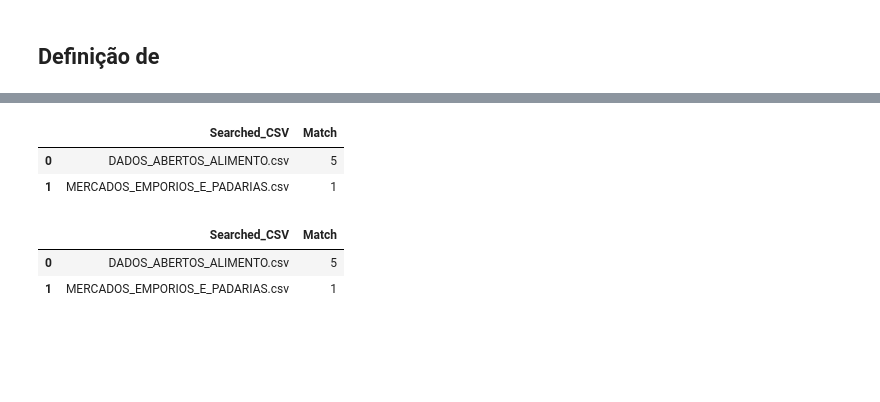
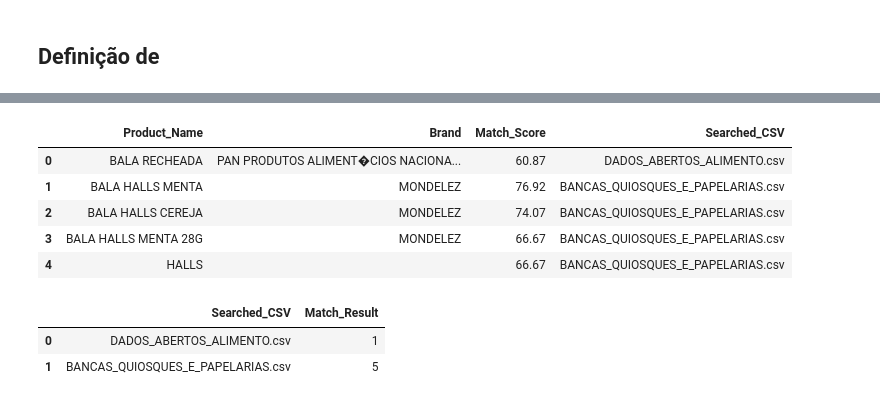
Before and after one commit to ssnivlek/fuzzy_csv_search, a Jupyter notebook: fuzzy_search.ipynb, the cells around one changed output, grey strips where cells are left out. Saved outputs shown, nothing was run; the diff lists cells and outputs as text; code cells hidden in the pictures; blank space fills up the shorter version.

```diff
--- a/fuzzy_search.ipynb
+++ b/fuzzy_search.ipynb
@@ -44,8 +55,8 @@ def read_csv(csv_path, delimiter_char):
 
         return wanted_columns
 # %%
-product_search_name = "tapioca crocante"
-search_accuracy = 70
+product_search_name = "bala halls"
+search_accuracy = 60
 search_result_limit = 5
 # %%
 paths = [os.path.abspath(os.path.join('searched_csvs', p)) for p in os.listdir('searched_csvs')]
@@ -147,2 +159,5 @@ Data columns (total 2 columns):
 dtypes: int64(1), object(1)
 memory usage: 160.0+ bytes
+# %%
+df_result = pd.DataFrame.from_records(array_results)
+df_result.info()
@@ -149,6 +176,9 @@ memory usage: 160.0+ bytes
 # %%
-df.head()
+df_result.head()
 # %% [output]
-|  | Searched_CSV | Match |
-| 0 | DADOS_ABERTOS_ALIMENTO.csv | 5 |
-| 1 | MERCADOS_EMPORIOS_E_PADARIAS.csv | 1 |
+|  | Product_Name | Brand | Match_Score | Searched_CSV |
+| 0 | BALA RECHEADA | PAN PRODUTOS ALIMENT�CIOS NACIONA... | 60.87 | DADOS_ABERTOS_ALIMENTO.csv |
+| 1 | BALA HALLS MENTA | MONDELEZ | 76.92 | BANCAS_QUIOSQUES_E_PAPELARIAS.csv |
+| 2 | BALA HALLS CEREJA | MONDELEZ | 74.07 | BANCAS_QUIOSQUES_E_PAPELARIAS.csv |
+| 3 | BALA HALLS MENTA 28G | MONDELEZ | 66.67 | BANCAS_QUIOSQUES_E_PAPELARIAS.csv |
+| 4 | HALLS |  | 66.67 | BANCAS_QUIOSQUES_E_PAPELARIAS.csv |
@@ -157,6 +185,6 @@ df.dropna(inplace=True)
 # %%
-df.head()
+df_match.head()
 # %% [output]
-|  | Searched_CSV | Match |
-| 0 | DADOS_ABERTOS_ALIMENTO.csv | 5 |
-| 1 | MERCADOS_EMPORIOS_E_PADARIAS.csv | 1 |
+|  | Searched_CSV | Match_Result |
+| 0 | DADOS_ABERTOS_ALIMENTO.csv | 1 |
+| 1 | BANCAS_QUIOSQUES_E_PAPELARIAS.csv | 5 |
```
Also changed, not shown: parts of 20 cells of this notebook.
